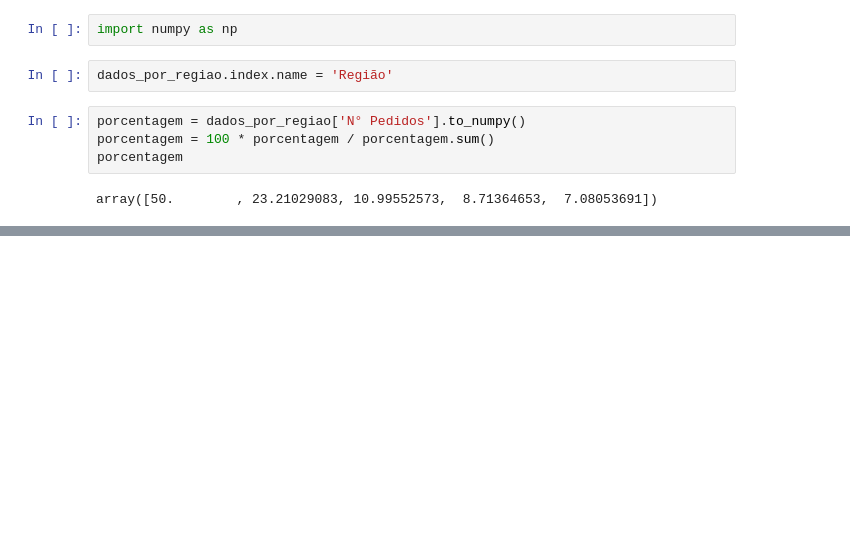
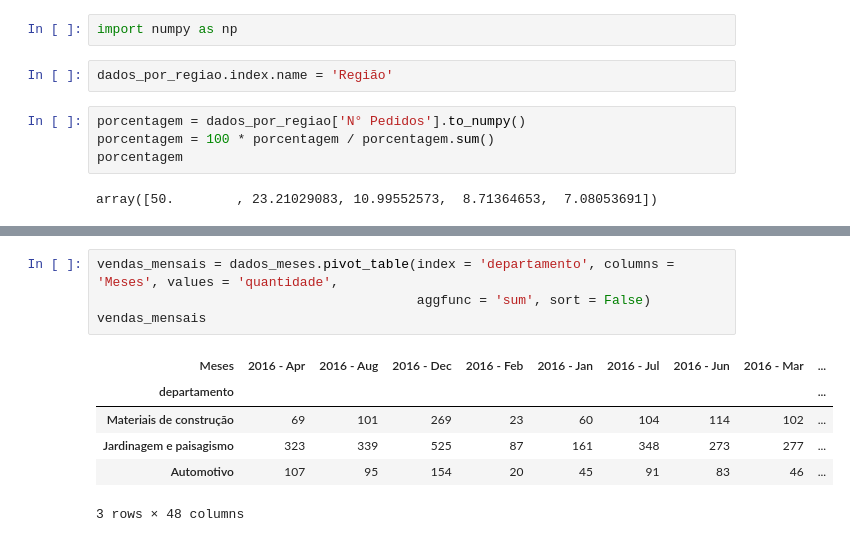
Before and after one commit to Marlon-Santiago/Analizando_Vendas, a Jupyter notebook: vendas.ipynb, the cells around one changed output, grey strips where cells are left out. Cells and saved outputs as stored; diff of their text form; blank space fills up the shorter version.

```diff
--- a/vendas.ipynb
+++ b/vendas.ipynb
@@ -306,0 +397,11 @@ dados_por_regiao
+# %%
+vendas_mensais = dados_meses.pivot_table(index = 'departamento', columns = 'Meses', values = 'quantidade',
+                                         aggfunc = 'sum', sort = False)
+vendas_mensais
+# %% [output]
+| Meses | 2016 - Apr | 2016 - Aug | 2016 - Dec | 2016 - Feb | 2016 - Jan | 2016 - Jul | 2016 - Jun | 2016 - Mar | ... |
+| departamento |  |  |  |  |  |  |  |  | ... |
+| Materiais de construção | 69 | 101 | 269 | 23 | 60 | 104 | 114 | 102 | ... |
+| Jardinagem e paisagismo | 323 | 339 | 525 | 87 | 161 | 348 | 273 | 277 | ... |
+| Automotivo | 107 | 95 | 154 | 20 | 45 | 91 | 83 | 46 | ... |
+3 rows × 48 columns
```
Also changed, not shown: parts of 19 cells of this notebook.
